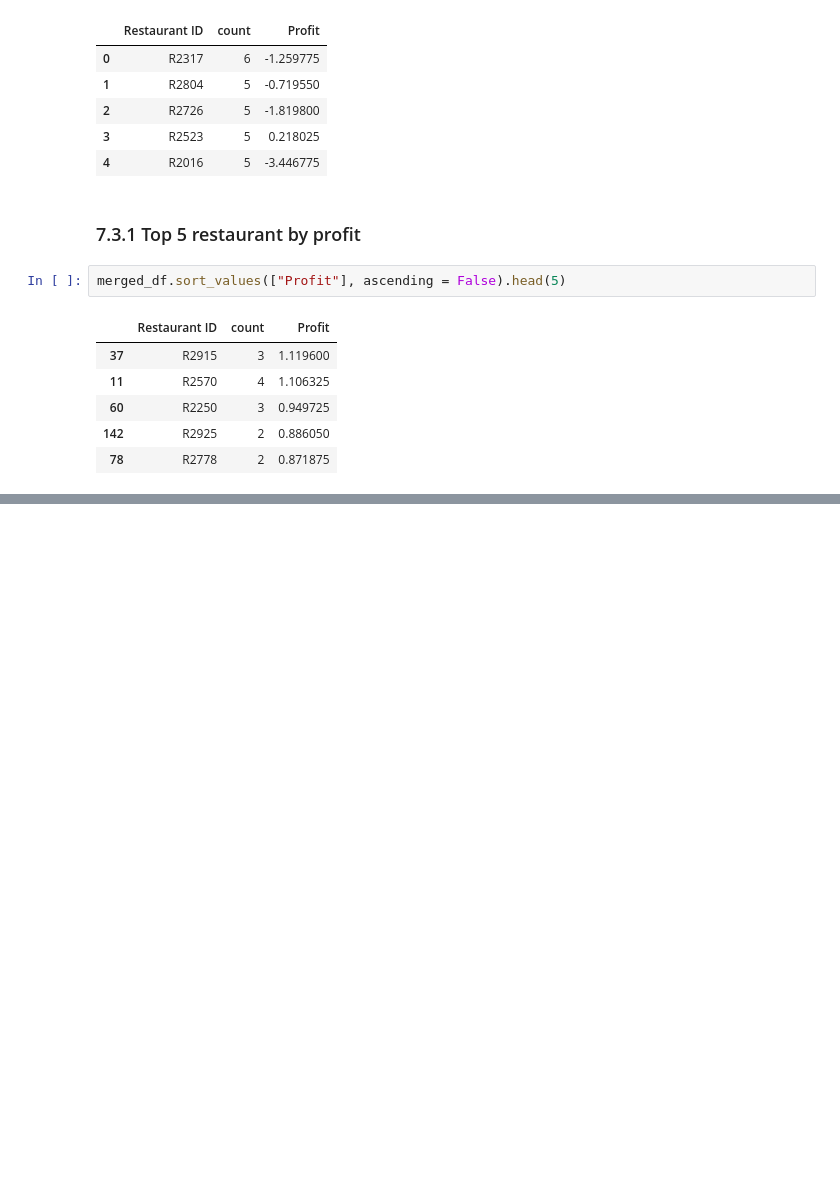
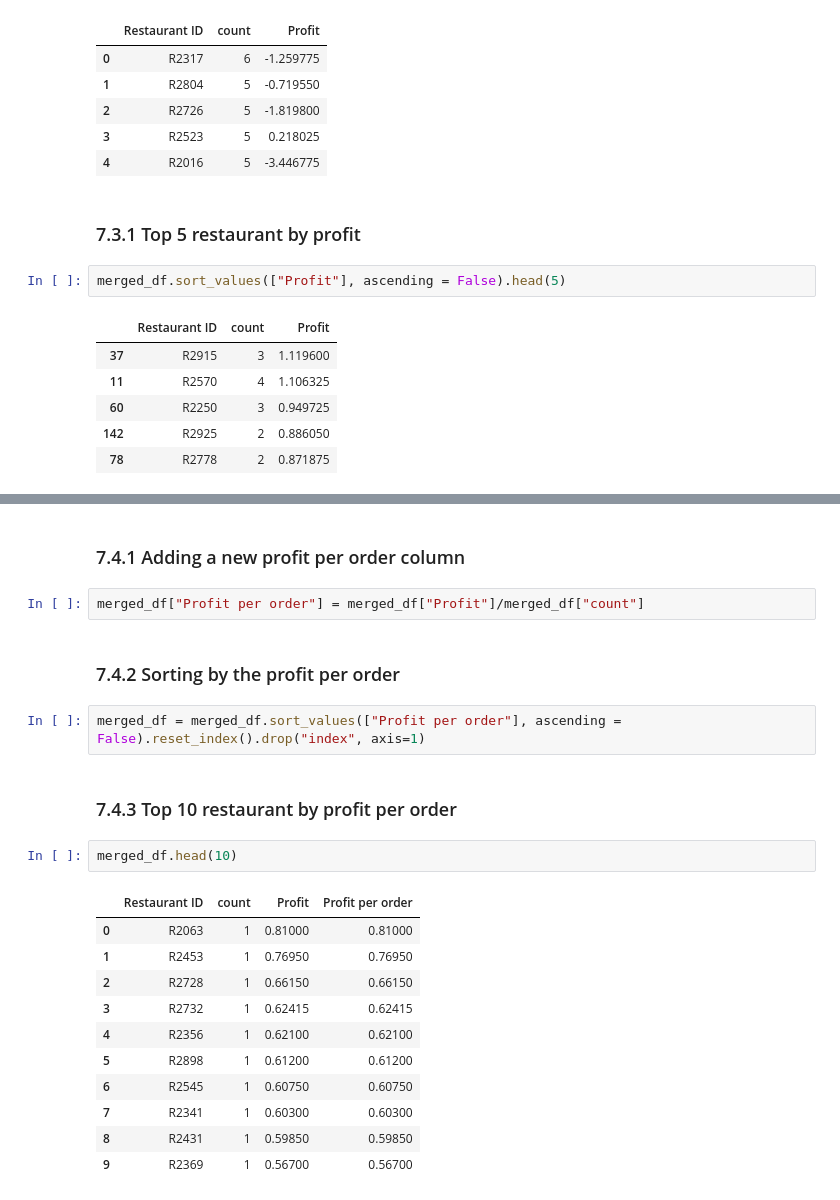
Before and after one commit to HSVI/Food-Delivery-Analysis, a Jupyter notebook: Analysis.ipynb, the cells around one changed output, grey strips where cells are left out. Drawn from its saved outputs; the diff is of its cells as text; blank space fills up the shorter version.

```diff
--- a/Analysis.ipynb
+++ b/Analysis.ipynb
@@ -306,0 +309,24 @@ merged_df.sort_values(["Profit"], ascending = False).head(5)
+# %% [markdown]
+### 7.4.1 Adding a new profit per order column
+# %%
+merged_df["Profit per order"] = merged_df["Profit"]/merged_df["count"]
+# %% [markdown]
+### 7.4.2 Sorting by the profit per order
+# %%
+merged_df = merged_df.sort_values(["Profit per order"], ascending = False).reset_index().drop("index", axis=1)
+# %% [markdown]
+### 7.4.3 Top 10 restaurant by profit per order
+# %%
+merged_df.head(10)
+# %% [output]
+|  | Restaurant ID | count | Profit | Profit per order |
+| 0 | R2063 | 1 | 0.81000 | 0.81000 |
+| 1 | R2453 | 1 | 0.76950 | 0.76950 |
+| 2 | R2728 | 1 | 0.66150 | 0.66150 |
+| 3 | R2732 | 1 | 0.62415 | 0.62415 |
+| 4 | R2356 | 1 | 0.62100 | 0.62100 |
+| 5 | R2898 | 1 | 0.61200 | 0.61200 |
+| 6 | R2545 | 1 | 0.60750 | 0.60750 |
+| 7 | R2341 | 1 | 0.60300 | 0.60300 |
+| 8 | R2431 | 1 | 0.59850 | 0.59850 |
+| 9 | R2369 | 1 | 0.56700 | 0.56700 |
```
Also changed, not shown: parts of 2 cells of this notebook.
